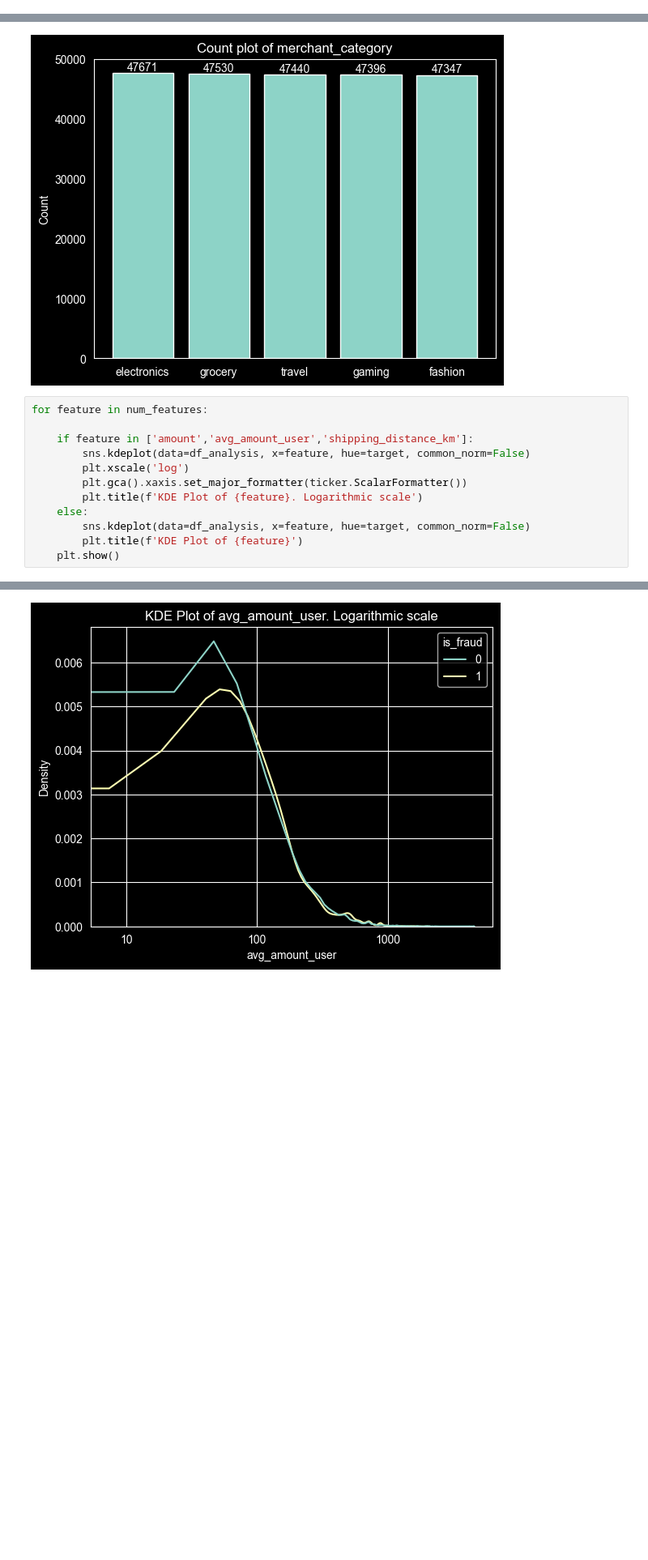
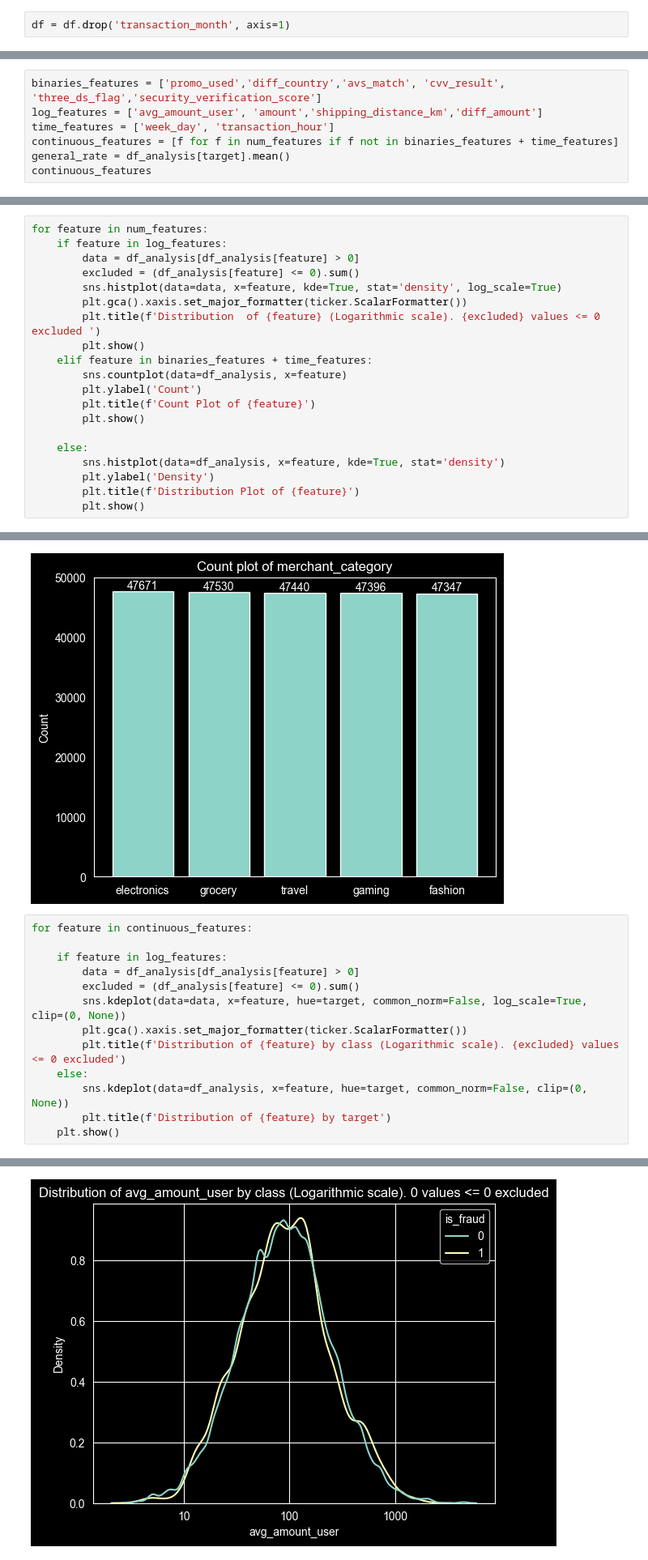
Before and after one commit to Gabrielvitorf6/Bank-fraud-predict, a Jupyter notebook: EDA.ipynb, the cells around one changed output, grey strips where cells are left out. Shown at 81% size. Drawn from its saved outputs; the diff is of its cells as text; blank space fills up the shorter version.

```diff
--- a/EDA.ipynb
+++ b/EDA.ipynb
@@ -83,3 +153,5 @@ Vou usar cerca de 10% da base para validação
+# %%
+df = df.drop('transaction_month', axis=1)
 # %%
 df['transaction_date'].max()
 # %% [output]
@@ -213,0 +274,7 @@ cat_features
+# %%
+binaries_features = ['promo_used','diff_country','avs_match', 'cvv_result', 'three_ds_flag','security_verification_score']
+log_features = ['avg_amount_user', 'amount','shipping_distance_km','diff_amount']
+time_features = ['week_day', 'transaction_hour']
+continuous_features = [f for f in num_features if f not in binaries_features + time_features]
+general_rate = df_analysis[target].mean()
+continuous_features
@@ -297,0 +343,20 @@ Distribuição das variáveis numéricas
+# %%
+for feature in num_features:
+    if feature in log_features:
+        data = df_analysis[df_analysis[feature] > 0]
+        excluded = (df_analysis[feature] <= 0).sum()
+        sns.histplot(data=data, x=feature, kde=True, stat='density', log_scale=True)
+        plt.gca().xaxis.set_major_formatter(ticker.ScalarFormatter())
+        plt.title(f'Distribution  of {feature} (Logarithmic scale). {excluded} values <= 0 excluded ')
+        plt.show()
+    elif feature in binaries_features + time_features:
+        sns.countplot(data=df_analysis, x=feature)
+        plt.ylabel('Count')
+        plt.title(f'Count Plot of {feature}')
+        plt.show()
+
+    else:
+        sns.histplot(data=df_analysis, x=feature, kde=True, stat='density')
+        plt.ylabel('Density')
+        plt.title(f'Distribution Plot of {feature}')
+        plt.show()
@@ -310,15 +390,16 @@ for feature in cat_features:
 [figure]
 [figure]
 # %%
-for feature in num_features:
+for feature in continuous_features:
 
-    if feature in ['amount','avg_amount_user','shipping_distance_km']:
-        sns.kdeplot(data=df_analysis, x=feature, hue=target, common_norm=False)
-        plt.xscale('log')
+    if feature in log_features:
+        data = df_analysis[df_analysis[feature] > 0]
+        excluded = (df_analysis[feature] <= 0).sum()
+        sns.kdeplot(data=data, x=feature, hue=target, common_norm=False, log_scale=True, clip=(0, None))
         plt.gca().xaxis.set_major_formatter(ticker.ScalarFormatter())
-        plt.title(f'KDE Plot of {feature}. Logarithmic scale')
+        plt.title(f'Distribution of {feature} by class (Logarithmic scale). {excluded} values <= 0 excluded')
     else:
-        sns.kdeplot(data=df_analysis, x=feature, hue=target, common_norm=False)
-        plt.title(f'KDE Plot of {feature}')
+        sns.kdeplot(data=df_analysis, x=feature, hue=target, common_norm=False, clip=(0, None))
+        plt.title(f'Distribution of {feature} by target')
     plt.show()
 # %% [output]
@@ -327 +408 @@ for feature in num_features:
-[figure, old version]
+[figure, new version]
```
Also changed, not shown: parts of 57 cells of this notebook.
